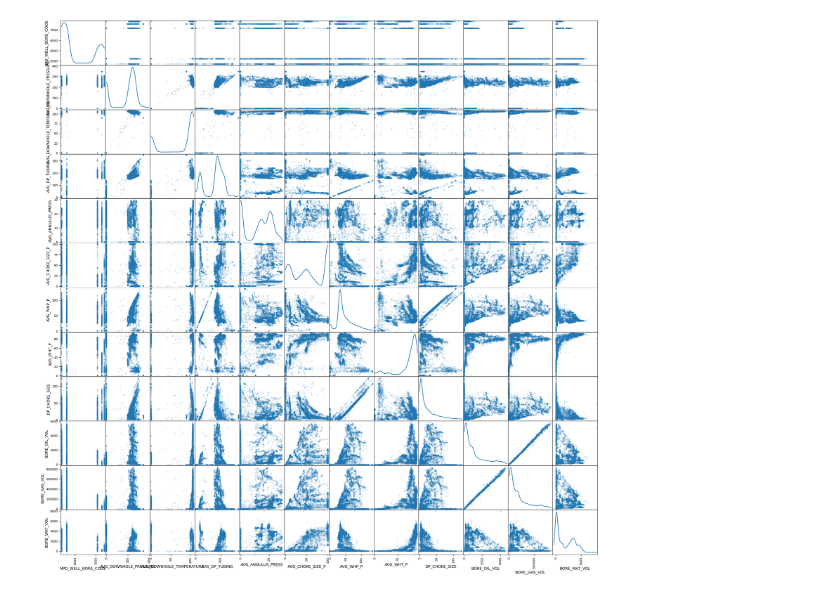
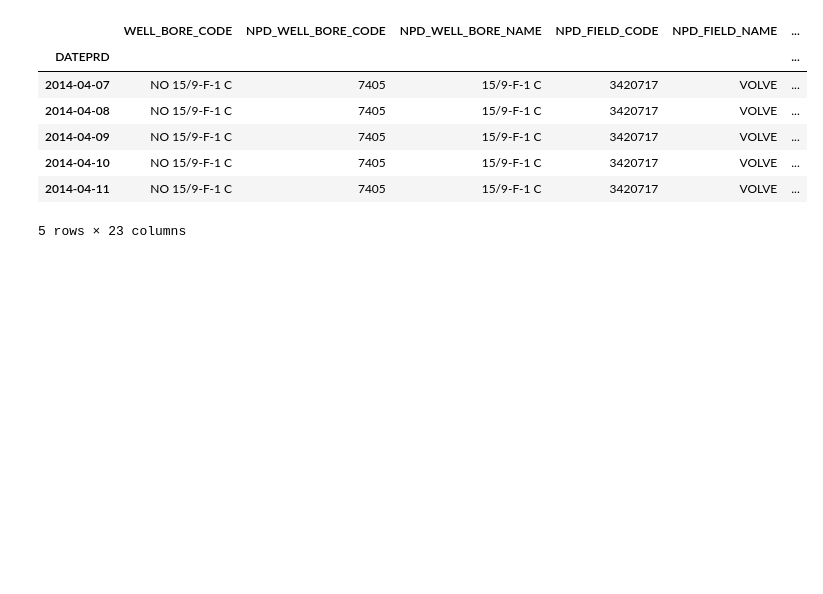
Before and after one commit to topefolorunso/NN-Based-Oil-Prediction-Model-w-Time-Series-Forecasting, a Jupyter notebook: 507_508/data_prep.ipynb, the cells around one changed output. Drawn from its saved outputs; the diff is of its cells as text; code cells hidden in the pictures; blank space fills up the shorter version.

```diff
--- a/507_508/data_prep.ipynb
+++ b/507_508/data_prep.ipynb
@@ -12,18 +6,23 @@ from pandas import DataFrame
 # %%
 #import raw dataset
 
-file = "Volve production data.xlsx"
-sheet = "Daily Production Data"
-
-df = pd.read_excel(file, sheet)
+df = pd.read_excel("Volve production data.xlsx", "Daily Production Data", index_col="DATEPRD")
+df.head()
+# %% [output]
+|  | WELL_BORE_CODE | NPD_WELL_BORE_CODE | NPD_WELL_BORE_NAME | NPD_FIELD_CODE | NPD_FIELD_NAME | ... |
+| DATEPRD |  |  |  |  |  | ... |
+| 2014-04-07 | NO 15/9-F-1 C | 7405 | 15/9-F-1 C | 3420717 | VOLVE | ... |
+| 2014-04-08 | NO 15/9-F-1 C | 7405 | 15/9-F-1 C | 3420717 | VOLVE | ... |
+| 2014-04-09 | NO 15/9-F-1 C | 7405 | 15/9-F-1 C | 3420717 | VOLVE | ... |
+| 2014-04-10 | NO 15/9-F-1 C | 7405 | 15/9-F-1 C | 3420717 | VOLVE | ... |
+| 2014-04-11 | NO 15/9-F-1 C | 7405 | 15/9-F-1 C | 3420717 | VOLVE | ... |
+5 rows × 23 columns
 # %%
-#drop columns, assign new dataframe, set index
+#drop columns, assign new dataframe
 drop_cols = ["WELL_BORE_CODE", 'NPD_FIELD_CODE', 'NPD_FIELD_NAME', "NPD_WELL_BORE_NAME", 'NPD_FACILITY_CODE',
              "BORE_WI_VOL", "FLOW_KIND", "WELL_TYPE", 'NPD_FACILITY_NAME', 'AVG_CHOKE_UOM', "ON_STREAM_HRS"]
 
 df_new = df.drop(columns = drop_cols)
-df_new = df_new.set_index('DATEPRD')
-#date = df_new.index
 
 #drop injection wells
 df_new = df_new[ (df_new['NPD_WELL_BORE_CODE'] != 5693) & (df_new['NPD_WELL_BORE_CODE'] != 5769) ]
@@ -31,17 +30,3 @@ df_new = df_new[ (df_new['NPD_WELL_BORE_CODE'] != 5693) & (df_new['NPD_WELL_BORE
 #Data is highly skewed, hence pad the missing values
 for col in df_new.columns:
     df_new[col] = df_new[col].fillna(method='pad')
-
-#create dataframe dictionary where each key corresponds to each well
-df_dict = {well_code:df_new[df_new.NPD_WELL_BORE_CODE == well_code]
-           for well_code in df_new['NPD_WELL_BORE_CODE'].unique()}
-
-#drop well codes inplace and write each well df to excel file
-for well_code in df_dict:
-    df_dict[well_code] = df_dict[well_code].drop(columns = ["NPD_WELL_BORE_CODE"])
-    df_dict[well_code].to_excel(f'{well_code}.xlsx', )
-
-pd.plotting.scatter_matrix(df_new, alpha=0.2, figsize=(25, 25), diagonal="kde")
-plt.show()
-# %% [output]
-[figure, removed]
```
Also changed, not shown: parts of 15 cells of this notebook.
